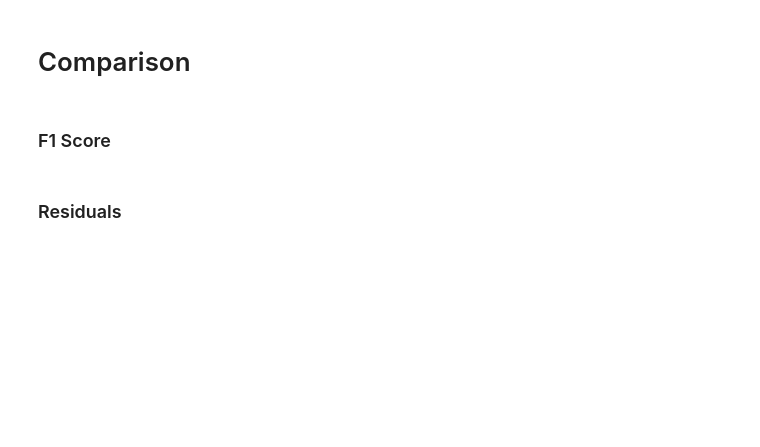
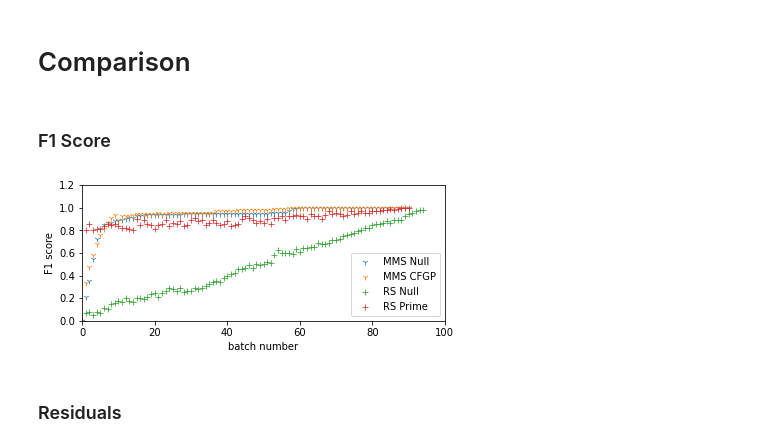
Before and after one commit to ulissigroup/catalyst-acquisitions, a Jupyter notebook: notebooks/comparisons/compare_hallucinations_update.ipynb, the cells around one changed output. Cells and saved outputs as stored; diff of their text form; code cells hidden in the pictures; blank space fills up the shorter version.

Commit message:
plot initial set of results comparison

```diff
--- a/notebooks/comparisons/compare_hallucinations_update.ipynb
+++ b/notebooks/comparisons/compare_hallucinations_update.ipynb
@@ -238,25 +351,33 @@ def plot_rolling_metric(ax, metric_values, metric_name, label=None,
 # %%
 fig = plt.figure()
 
-ax_mms = sns.scatterplot(list(range(len(mms_discoverer.reward_history))),
-                         mms_discoverer.reward_history,
-                         label='MMS', marker='1')
-ax_rs = sns.scatterplot(list(range(len(rs_discoverer.reward_history))),
-                        rs_discoverer.reward_history,
-                        label='RS w/ CFGP', marker='+')
-ax_tpot = sns.scatterplot(list(range(len(tpot_discoverer.reward_history))),
-                          tpot_discoverer.reward_history,
-                          label='GASpy (old)', marker='x')
-ax_null = sns.scatterplot(list(range(len(null_discoverer.reward_history))),
-                          null_discoverer.reward_history,
-                          label='RS w/ $∅$', marker='.')
+ax_mms_null = sns.scatterplot(list(range(len(mms_null_discoverer.reward_history))),
+                              mms_null_discoverer.reward_history,
+                              label='MMS Null', marker='1')
+ax_mms_cfgp = sns.scatterplot(list(range(len(mms_cfgp_discoverer.reward_history))),
+                              mms_cfgp_discoverer.reward_history,
+                              label='MMS CFGP', marker='1')
+ax_rs_null = sns.scatterplot(list(range(len(rs_null_discoverer.reward_history))),
+                             rs_null_discoverer.reward_history,
+                             label='RS Null', marker='+')
+ax_rs_cfgp = sns.scatterplot(list(range(len(rs_cfgp_discoverer.reward_history))),
+                             rs_cfgp_discoverer.reward_history,
+                             label='RS Prime', marker='+')
+# ax_tpot = sns.scatterplot(list(range(len(tpot_discoverer.reward_history))),
+#                           tpot_discoverer.reward_history,
+#                           label='GASpy (old)', marker='x')
+# ax_null = sns.scatterplot(list(range(len(null_discoverer.reward_history))),
+#                           null_discoverer.reward_history,
+#                           label='RS w/ $∅$', marker='.')
 
-_ = ax_mms.set_xlabel('batch number')
-_ = ax_mms.set_ylabel('F1 score')
-_ = ax_mms.set_xlim(0, 100)
-_ = ax_mms.set_ylim(0., 1.2)
+_ = ax_mms_null.set_xlabel('batch number')
+_ = ax_mms_null.set_ylabel('F1 score')
+_ = ax_mms_null.set_xlim(0, 100)
+_ = ax_mms_null.set_ylim(0., 1.2)
 _ = fig.set_size_inches(*FIG_SIZE)
-_ = ax_mms.get_xaxis().set_major_formatter(FORMATTER)
+_ = ax_mms_null.get_xaxis().set_major_formatter(FORMATTER)
+# %% [output]
+[figure, added]
 # %% [markdown]
 ### Residuals
 # %%
```
Also changed, not shown: parts of 12 cells of this notebook.
